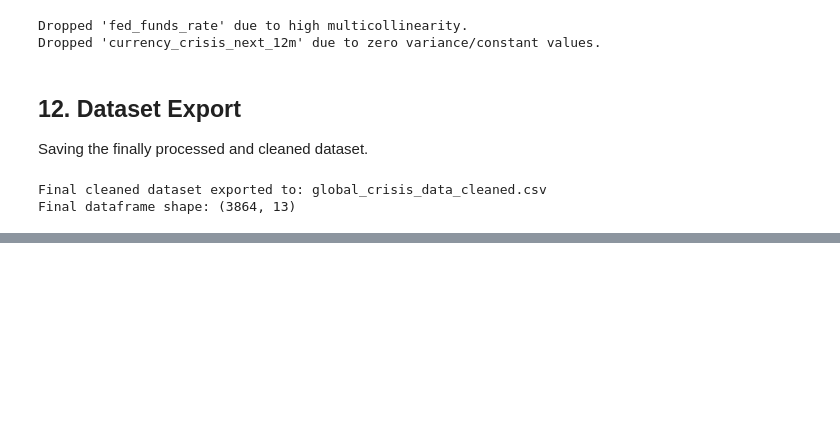
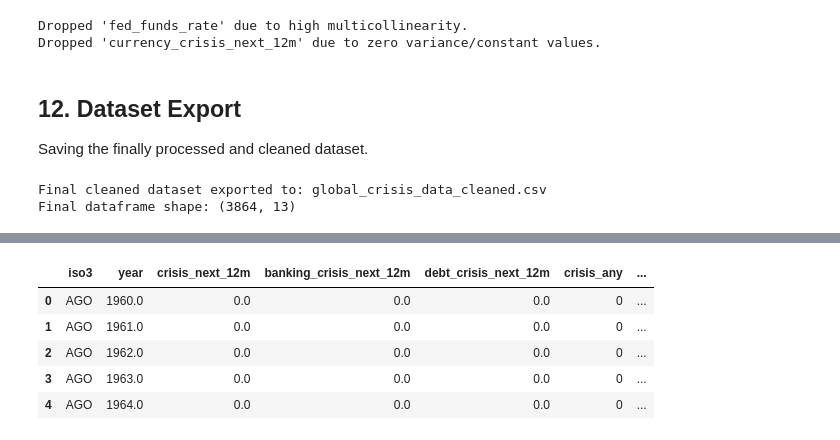
Before and after one commit to EtienneDefranc/FinancialCrisis-Predictor, a Jupyter notebook: EDA.ipynb, the cells around one changed output, grey strips where cells are left out. Cells and saved outputs as stored; diff of their text form; code cells hidden in the pictures; blank space fills up the shorter version.

Commit message:
df.head of new dataset, and show which columns were removed

```diff
--- a/EDA.ipynb
+++ b/EDA.ipynb
@@ -342,3 +342,9 @@ print(f"Final dataframe shape: {df_final.shape}")
 # %% [output]
 Final cleaned dataset exported to: global_crisis_data_cleaned.csv
 Final dataframe shape: (3864, 13)
+# %%
+df = pd.read_csv('https://raw.githubusercontent.com/EtienneDefranc/FinancialCrisis-Predictor/refs/heads/master/global_crisis_data_cleaned.csv')
+df.info()
+df.isnull().sum()
+df.describe()
+df.columns
@@ -344,0 +377,9 @@ Final dataframe shape: (3864, 13)
+# %%
+df.head()
+# %% [output]
+|  | iso3 | year | crisis_next_12m | banking_crisis_next_12m | debt_crisis_next_12m | crisis_any | ... |
+| 0 | AGO | 1960.0 | 0.0 | 0.0 | 0.0 | 0 | ... |
+| 1 | AGO | 1961.0 | 0.0 | 0.0 | 0.0 | 0 | ... |
+| 2 | AGO | 1962.0 | 0.0 | 0.0 | 0.0 | 0 | ... |
+| 3 | AGO | 1963.0 | 0.0 | 0.0 | 0.0 | 0 | ... |
+| 4 | AGO | 1964.0 | 0.0 | 0.0 | 0.0 | 0 | ... |
```
Also changed, not shown: parts of 2 cells of this notebook.
